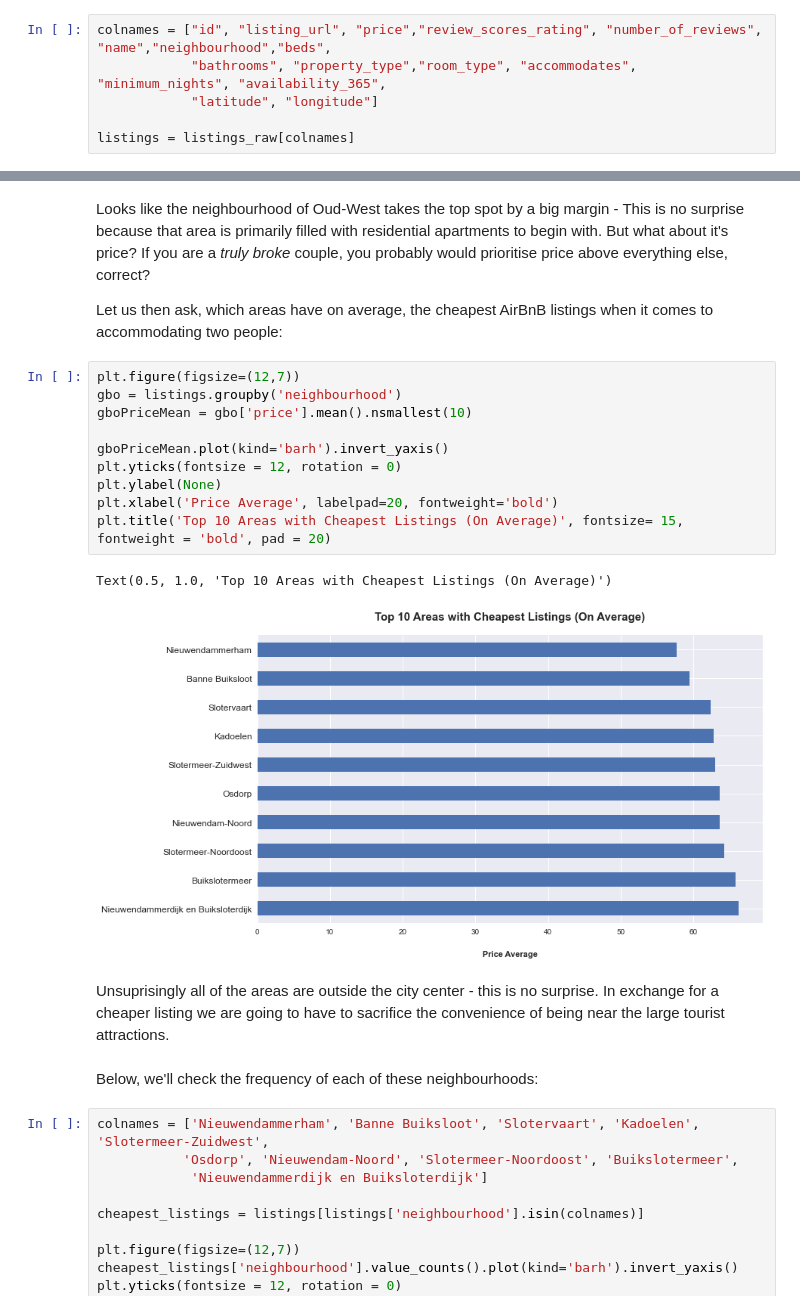
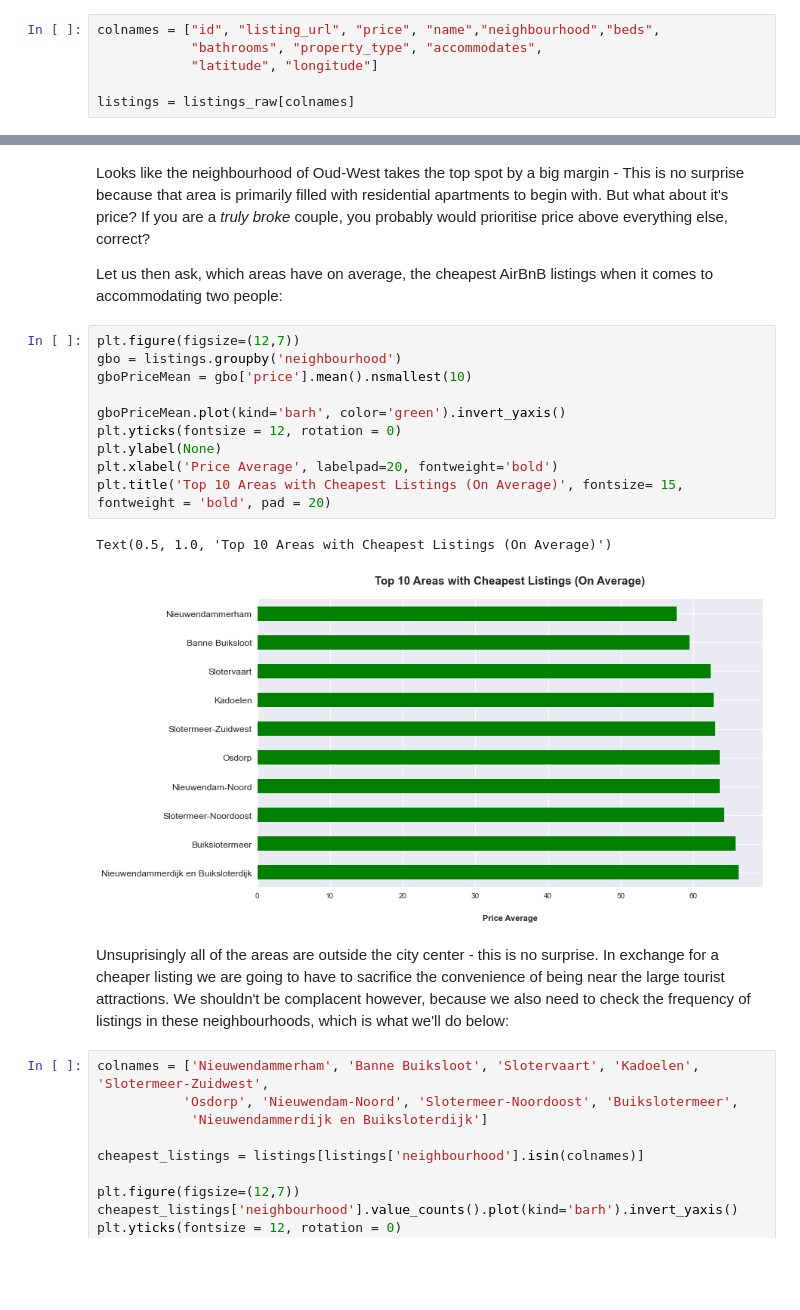
Before and after one commit to Chatresabarkah/AirBnB-EDA, a Jupyter notebook: Noob-EDA-AirBnB.ipynb, the cells around one changed output, grey strips where cells are left out. Cells and saved outputs as stored; diff of their text form; blank space fills up the shorter version.

```diff
--- a/Noob-EDA-AirBnB.ipynb
+++ b/Noob-EDA-AirBnB.ipynb
@@ -33,8 +34,8 @@ listings_raw.shape
 # %% [markdown]
 Since the dataset has too much columns, let's narrow it down to the most relevant ones
 # %%
-colnames = ["id", "listing_url", "price","review_scores_rating", "number_of_reviews", "name","neighbourhood","beds",
-            "bathrooms", "property_type","room_type", "accommodates", "minimum_nights", "availability_365",
+colnames = ["id", "listing_url", "price", "name","neighbourhood","beds",
+            "bathrooms", "property_type", "accommodates",
             "latitude", "longitude"]
 
 listings = listings_raw[colnames]
@@ -182,20 +178,18 @@ Let us then ask, which areas have on average, the cheapest AirBnB listings when
 # %%
 plt.figure(figsize=(12,7))
 gbo = listings.groupby('neighbourhood')
 gboPriceMean = gbo['price'].mean().nsmallest(10)
 
-gboPriceMean.plot(kind='barh').invert_yaxis()
+gboPriceMean.plot(kind='barh', color='green').invert_yaxis()
 plt.yticks(fontsize = 12, rotation = 0)
 plt.ylabel(None)
 plt.xlabel('Price Average', labelpad=20, fontweight='bold')
 plt.title('Top 10 Areas with Cheapest Listings (On Average)', fontsize= 15, fontweight = 'bold', pad = 20)
 # %% [output]
 Text(0.5, 1.0, 'Top 10 Areas with Cheapest Listings (On Average)')
-[figure, old version]
+[figure, new version]
 # %% [markdown]
-Unsuprisingly all of the areas are outside the city center - this is no surprise. In exchange for a cheaper listing we are going to have to sacrifice the convenience of being near the large tourist attractions.
+Unsuprisingly all of the areas are outside the city center - this is no surprise. In exchange for a cheaper listing we are going to have to sacrifice the convenience of being near the large tourist attractions. We shouldn't be complacent however, because we also need to check the frequency of listings in these neighbourhoods, which is what we'll do below:
-# %% [markdown]
-Below, we'll check the frequency of each of these neighbourhoods:
 # %%
 colnames = ['Nieuwendammerham', 'Banne Buiksloot', 'Slotervaart', 'Kadoelen', 'Slotermeer-Zuidwest',
            'Osdorp', 'Nieuwendam-Noord', 'Slotermeer-Noordoost', 'Buikslotermeer',
```
Also changed, not shown: parts of 6 cells of this notebook.
